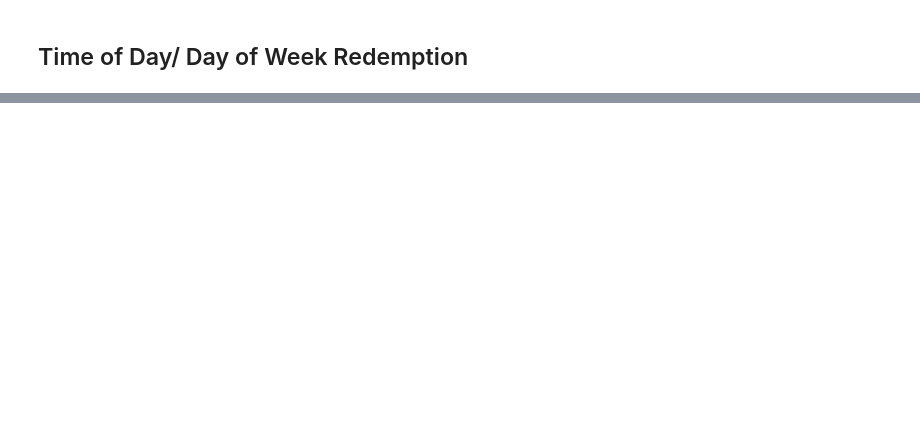
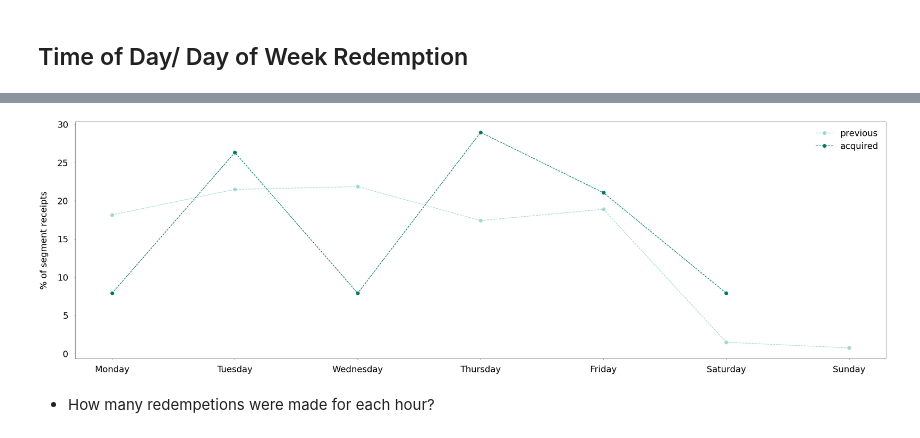
Before and after one commit to tryflux/adhoc-analysis, a Jupyter notebook: src/insights_product/offers_new_customers/metrics_tidy.ipynb, the cells around one changed output, grey strips where cells are left out. Saved outputs shown, nothing was run; the diff lists cells and outputs as text; code cells hidden in the pictures; blank space fills up the shorter version.

```diff
--- a/src/insights_product/offers_new_customers/metrics_tidy.ipynb
+++ b/src/insights_product/offers_new_customers/metrics_tidy.ipynb
@@ -772,4 +799,4 @@ print('\n')
 # %%
-df_during['weekday_name'] = df_during['transaction_date'].dt.day_name()
-df_during['weekday'] = df_during['transaction_date'].dt.weekday
-df_during['time_hour'] = df_during['transaction_date'].dt.hour
+df_live['weekday_name'] = df_live['transaction_date'].dt.day_name()
+df_live['weekday'] = df_live['transaction_date'].dt.weekday
+df_live['time_hour'] = df_live['transaction_date'].dt.hour
@@ -782,11 +815,9 @@ print(f'Overall, the most popular day to redeem is {top_day.index.values[0]}')
 # %%
 #split by new and existing redeemers
-days_seg = pd.DataFrame(df_during[df_during['redemption_count']>0].groupby(['new_segment','weekday','weekday_name']).nunique()['receipt_id'])
+days_seg = pd.DataFrame(df_live[df_live.receipt_id.isin(redemption_receipts)].groupby(['acquired_previous','weekday','weekday_name']).nunique()['receipt_id'])
 days_seg.columns = ['unique_receipts']
 days_seg.reset_index('weekday', drop = True, inplace = True)
-top_day_existing = days_seg.loc['existing'].sort_values(by = 'unique_receipts',ascending = False).head(1).index.values[0]
-top_day_new = days_seg.loc['new'].sort_values(by = 'unique_receipts',ascending = False).head(1).index.values[0]
+top_day_previous = days_seg.loc['previous'].sort_values(by = 'unique_receipts',ascending = False).head(1).index.values[0]
 top_day_acquired = days_seg.loc['acquired'].sort_values(by = 'unique_receipts',ascending = False).head(1).index.values[0]
-print(f'The most popular day for existing customers is {top_day_existing}')
-print(f'The most popular day for new customers is {top_day_new}')
+print(f'The most popular day for previous customers is {top_day_previous}')
 print(f'The most popular day for acquired customers is {top_day_acquired}')
@@ -804,15 +840,16 @@ plt.show()
 # %%
-x1 = days_seg.loc['existing'].index.values
-y1 = ((days_seg.loc['existing']/days_seg.loc['existing'].sum())*100)['unique_receipts']
-x2 = days_seg.loc['new'].index.values
-y2 = ((days_seg.loc['new']/days_seg.loc['new'].sum())*100)['unique_receipts']
-x3 = days_seg.loc['acquired'].index.values
-y3 = ((days_seg.loc['acquired']/days_seg.loc['acquired'].sum())*100)['unique_receipts']
-plt.plot(x1,y1,color = 'mint', label = 'existing',marker='o', linestyle='dashed',linewidth=2, markersize=12)
-plt.plot(x2,y2,color = 'green', label = 'new',marker='o', linestyle='dashed',linewidth=2, markersize=12)
-plt.plot(x3,y3,color = 'black', label = 'acquired',marker='o', linestyle='dashed',linewidth=2, markersize=12)
+x1 = days_seg.loc['previous'].index.values
+y1 = ((days_seg.loc['previous']/days_seg.loc['previous'].sum())*100)['unique_receipts']
+x2 = days_seg.loc['acquired'].index.values
+y2 = ((days_seg.loc['acquired']/days_seg.loc['acquired'].sum())*100)['unique_receipts']
+plt.plot(x1,y1,color = 'mint', label = 'previous',marker='o', linestyle='dashed',linewidth=2, markersize=12)
+plt.plot(x2,y2,color = 'green', label = 'acquired',marker='o', linestyle='dashed',linewidth=2, markersize=12)
 #plt.title('Offer redemptions by day of week and segment', size = 40, pad = 10)
 plt.legend(fontsize = 30)
 plt.ylabel('% of segment receipts', size = 30)
 plt.show()
+# %% [output]
+[figure, added]
+# %% [markdown]
+- How many redempetions were made for each hour?
 # %%
```
Also changed, not shown: parts of 53 cells of this notebook.
